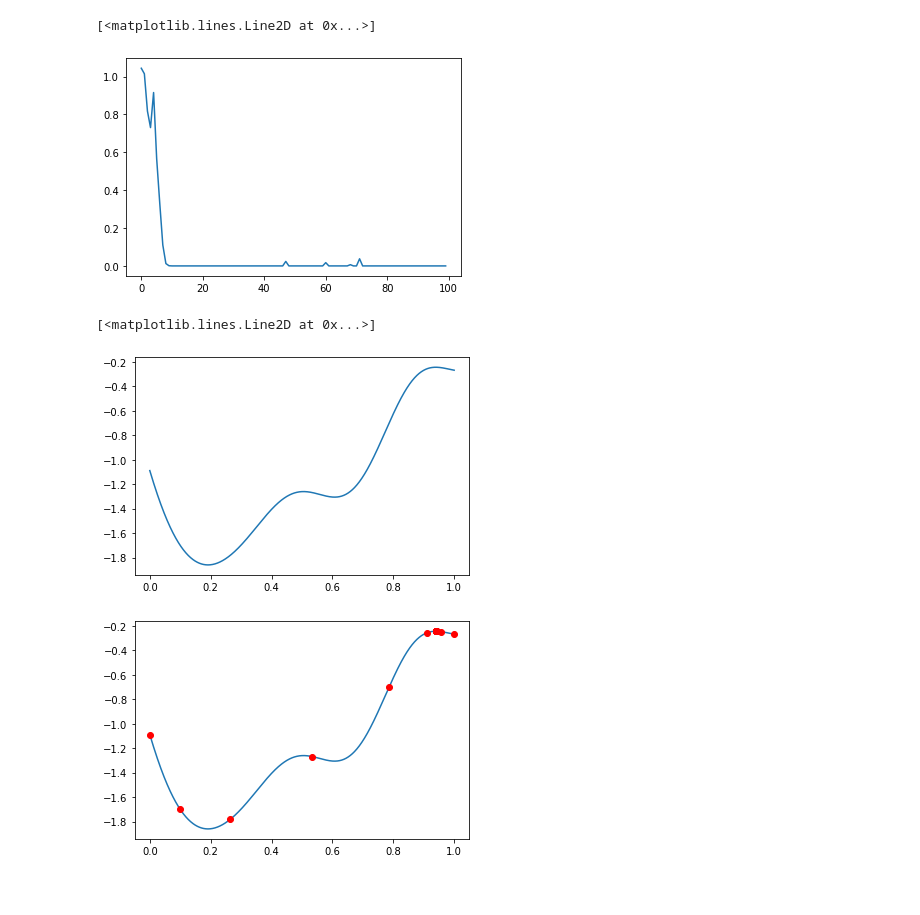
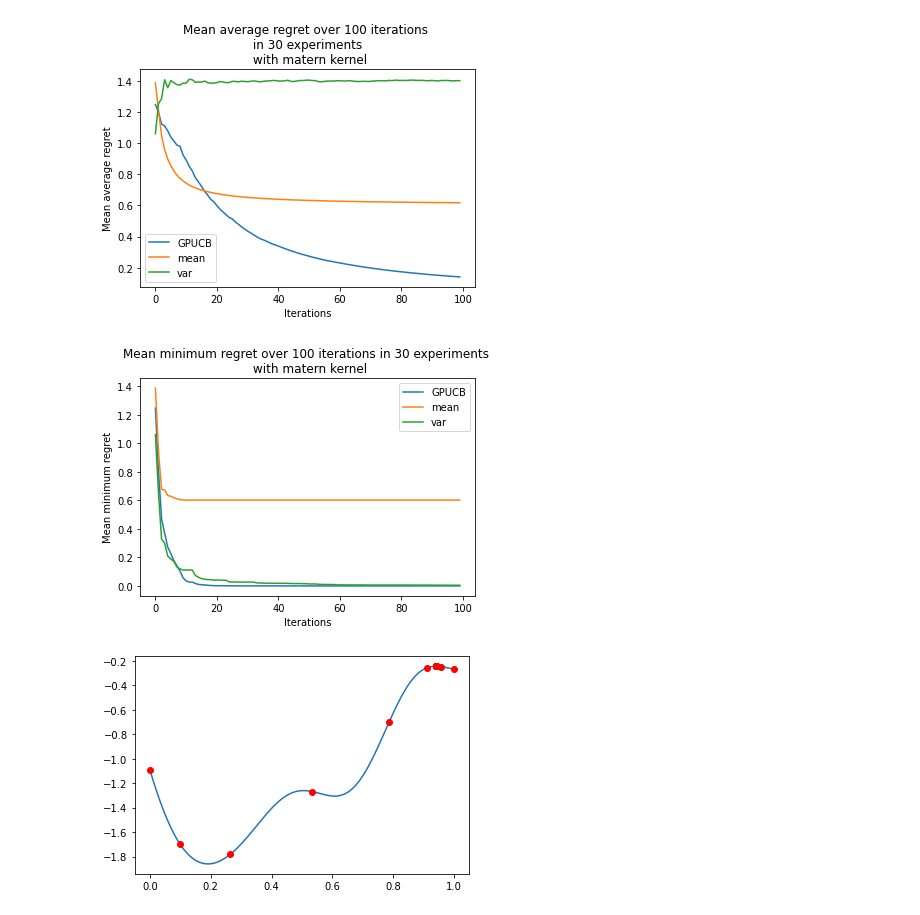
Before and after one commit to efeerenc/srinivas-implementation, a Jupyter notebook: srinivas_implementation.ipynb, the cells around one changed output. Cells and saved outputs as stored; diff of their text form; code cells hidden in the pictures.

Commit message:
Added other acquisition functions
- Mean only
- Var only
- Matern kernel
- Mean minimum regret

```diff
--- a/srinivas_implementation.ipynb
+++ b/srinivas_implementation.ipynb
@@ -176,6 +202,0 @@ plt.plot(np.arange(rounds), regrets)
-# %%
-plt.figure()
-plt.plot(np.arange(rounds), regrets)
-# %% [output]
-[<matplotlib.lines.Line2D at 0x...>]
-[figure, removed]
@@ -184,5 +202,0 @@ target = TargetPrior()
-# %%
-plt.plot(np.linspace(0, 1, 1000), target.Y)
-# %% [output]
-[<matplotlib.lines.Line2D at 0x...>]
-[figure, removed]
@@ -191,3 +203,50 @@ gp_agent = GPUCB(target)
+# %%
+rounds = 100
+experiments = 30
+kernel = "matern"
+
+reproducibility(0)
+
+acquisitions = ["GPUCB", "mean", "var"]
+avg_regrets = np.zeros((len(acquisitions), rounds))
+min_regrets = np.zeros((len(acquisitions), rounds))
+
+for i in range(3):
+  acquisition = acquisitions[i]
+
+  for j in tqdm(range(experiments), disable=False):
+    target = TargetPrior(kernel=kernel)
+    gp_agent = GPUCB(target, rounds=rounds, kernel=kernel, acquisition=acquisition)
+    gp_agent.train()
+    regret = gp_agent.regrets
+    avg_regrets[i, :] += avg_regret(regret)
+    min_regrets[i, :] += min_regret(regret)
+
+  avg_regrets[i, :] /= experiments
+  min_regrets[i, :] /= experiments
+# %%
+plt.figure()
+plt.title(f"Mean average regret over {rounds} iterations \n in {experiments} experiments \n with {kernel} kernel")
+plt.xlabel("Iterations")
+plt.ylabel("Mean average regret")
+plt.plot(np.arange(rounds), avg_regrets[0, :], label="GPUCB")
+plt.plot(np.arange(rounds), avg_regrets[1, :], label="mean")
+plt.plot(np.arange(rounds), avg_regrets[2, :], label="var")
+plt.legend()
+plt.show()
+
+plt.figure()
+plt.title(f"Mean minimum regret over {rounds} iterations in {experiments} experiments \n with {kernel} kernel")
+plt.xlabel("Iterations")
+plt.ylabel("Mean minimum regret")
+plt.plot(np.arange(rounds), min_regrets[0, :], label="GPUCB")
+plt.plot(np.arange(rounds), min_regrets[1, :], label="mean")
+plt.plot(np.arange(rounds), min_regrets[2, :], label="var")
+plt.legend()
+plt.show()
+# %% [output]
+[figure, added]
+[figure, added]
 # %%
 gp_agent.train()
 # %% [output]
```
Also changed, not shown: parts of 10 cells of this notebook.
